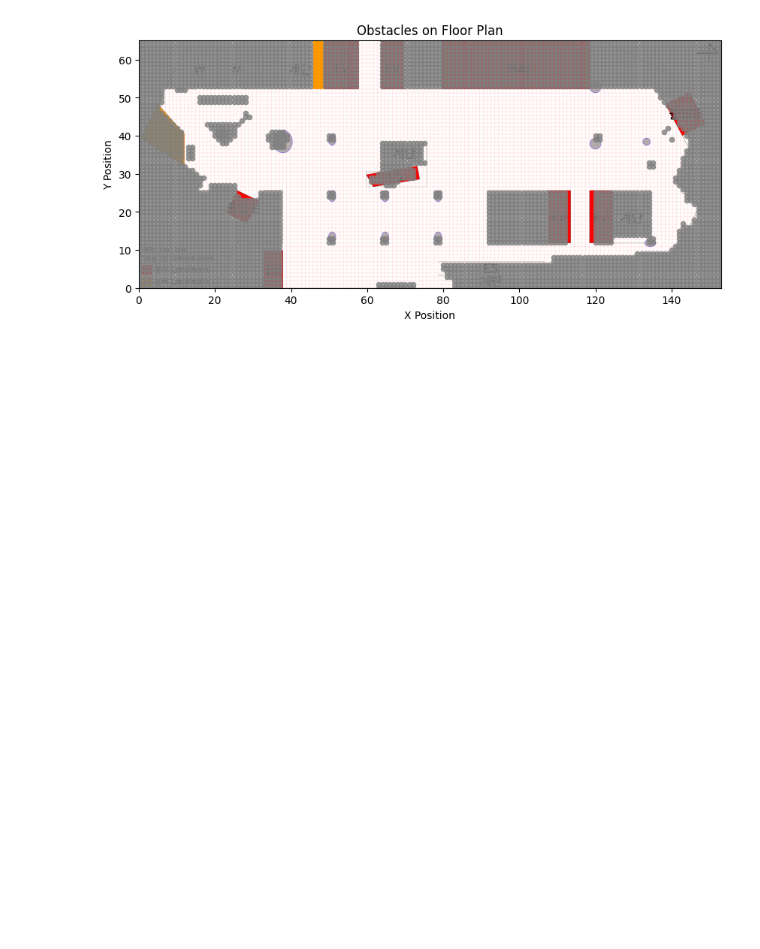
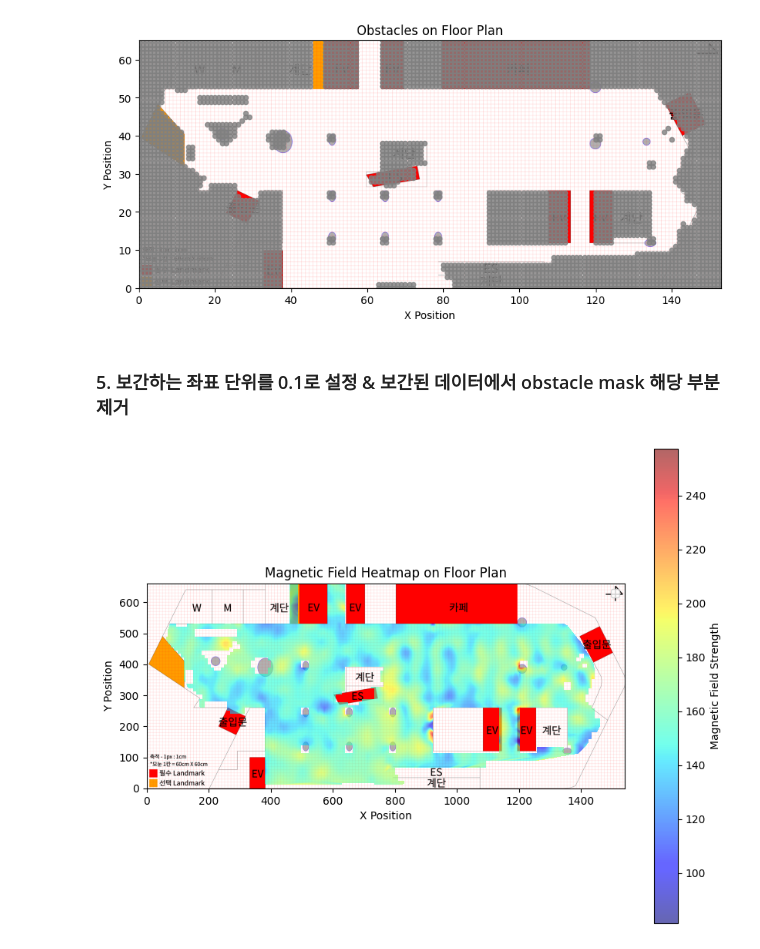
Before and after one commit to sage-hyun/indoor-localization-server, a Jupyter notebook: mmap_from_app.ipynb, the cells around one changed output. Cells and saved outputs as stored; diff of their text form; code cells hidden in the pictures; blank space fills up the shorter version.

Commit message:
Feat: 보간된 데이터에서 obstacle mask 해당 부분 제거

```diff
--- a/mmap_from_app.ipynb
+++ b/mmap_from_app.ipynb
@@ -162,3 +162,44 @@ plt.ylabel('Y Position')
 plt.show()
 # %% [output]
 [figure]
+# %% [markdown]
+### 5. 보간하는 좌표 단위를 0.1로 설정 & 보간된 데이터에서 obstacle mask 해당 부분 제거
+# %%
+from scipy.interpolate import griddata
+from scipy.ndimage import zoom
+
+x = mmap_df['X'].to_numpy() * 10
+y = mmap_df['Y'].to_numpy() * 10
+mag = mmap_df['mag'].to_numpy()
+
+# Grid 생성 (Heatmap 인터폴레이션)
+grid_x, grid_y = np.mgrid[0:1540:1, 0:660:1]  # 원하는 x, y 범위로 Grid 생성
+grid_z = griddata((x, y), mag, (grid_x, grid_y), method='cubic')
+
+
+# 보간된 데이터에서 obstacle mask 해당 부분 제거
+obstacle_mask_zoom = zoom(obstacle_mask, zoom=10, order=0)
+grid_z = np.where(obstacle_mask_zoom==1, np.nan, grid_z)
+
+# DataFrame으로 변환
+mmap_grid_df = pd.DataFrame({'X': grid_x.flatten(), 'Y': grid_y.flatten(), 'mag': grid_z.flatten()})
+mmap_grid_df['X'] /= 10
+mmap_grid_df['Y'] /= 10
+mmap_grid_df = mmap_grid_df.fillna(9999.9)
+
+
+# Heatmap 생성
+plt.figure(figsize=(10, 8))
+plt.imshow(floor_plan, extent=(0, 1540, 0, 660), origin='upper') # 평면도 표시
+plt.imshow(grid_z.T, extent=(0, 1540, 0, 660), cmap='jet', alpha=0.6, origin='lower') # Heatmap 오버레이 (alpha로 투명도 조절)
+
+# 컬러바 추가
+plt.colorbar(label='Magnetic Field Strength')
+# plt.scatter(x, y, c='white', edgecolors='grey', s=1, label='Data Points')  # 데이터 포인트 표시
+plt.legend()
+plt.title('Magnetic Field Heatmap on Floor Plan')
+plt.xlabel('X Position')
+plt.ylabel('Y Position')
+plt.show()
+# %% [output]
+[figure, added]
```
Also changed, not shown: parts of 5 cells of this notebook, 2 other files.
